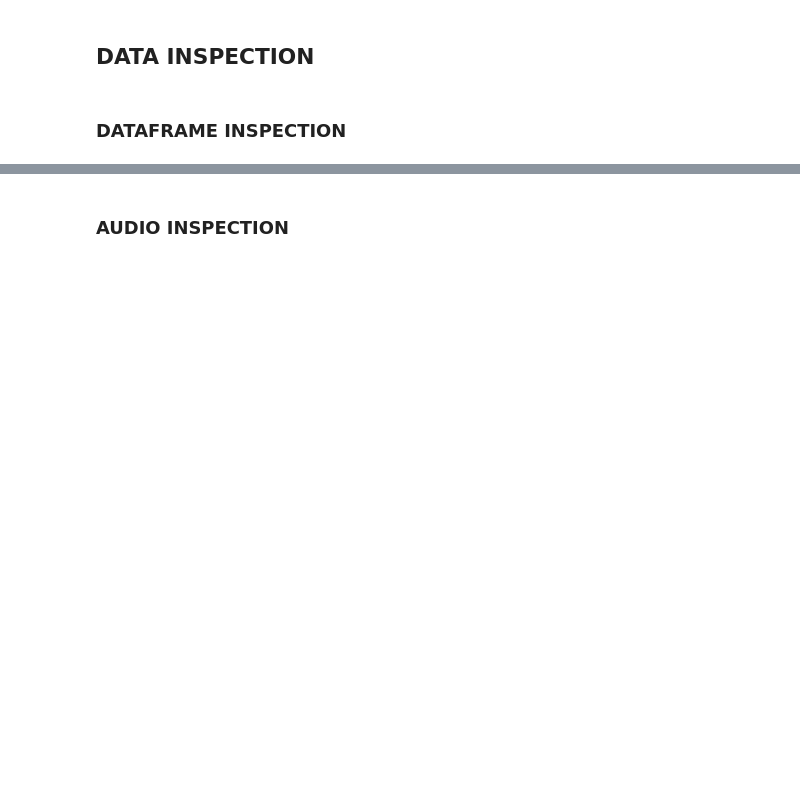
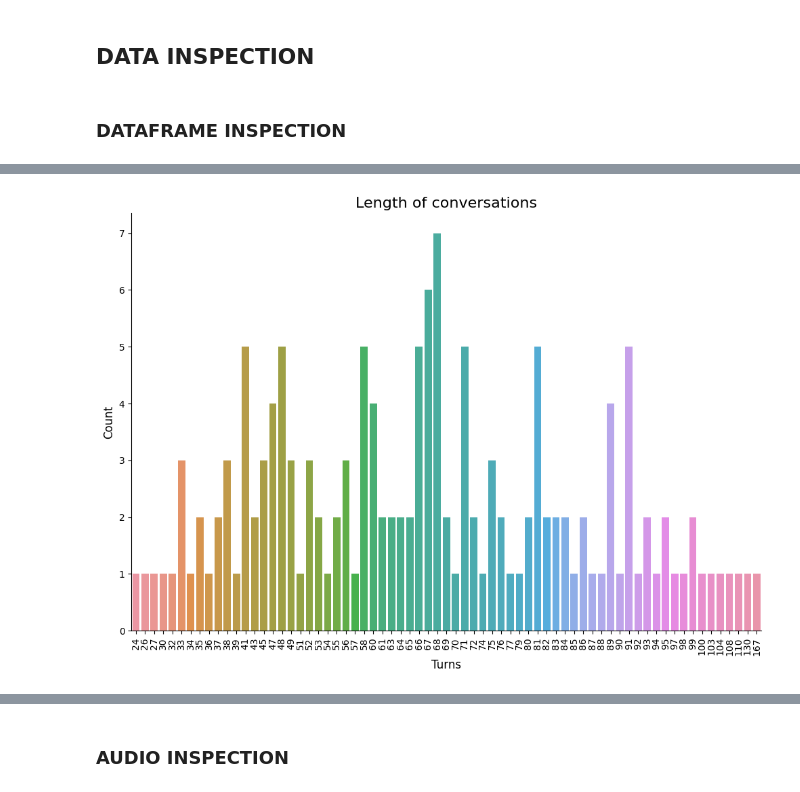
Before and after one commit to eskinderit/A-comparison-of-small-and-large-uni-multi-modal-language-models-for-sentiment-analysis-, a Jupyter notebook: IEMOCAP.ipynb, the cells around one changed output, grey strips where cells are left out. Saved outputs shown, nothing was run; the diff lists cells and outputs as text; code cells hidden in the pictures; blank space fills up the shorter version.

```diff
--- a/IEMOCAP.ipynb
+++ b/IEMOCAP.ipynb
@@ -161,0 +207,13 @@ df.head()
+# %%
+plt.rcParams['figure.figsize'] = (12, 8)
+conv_counts_df = df.groupby(['session_id','conv_id'])['conv_id'].count().rename('counts').reset_index()
+max_conv_length = conv_counts_df.counts.max()
+plt.title('Length of conversations', size=16)
+sns.countplot(x=conv_counts_df.counts)
+plt.ylabel('Count', size=12)
+plt.xlabel('Turns', size=12)
+plt.xticks(rotation = 90)
+sns.despine(top=True, right=True, left=False, bottom=False)
+plt.show()
+# %% [output]
+[figure, added]
```
Also changed, not shown: parts of 27 cells of this notebook.
